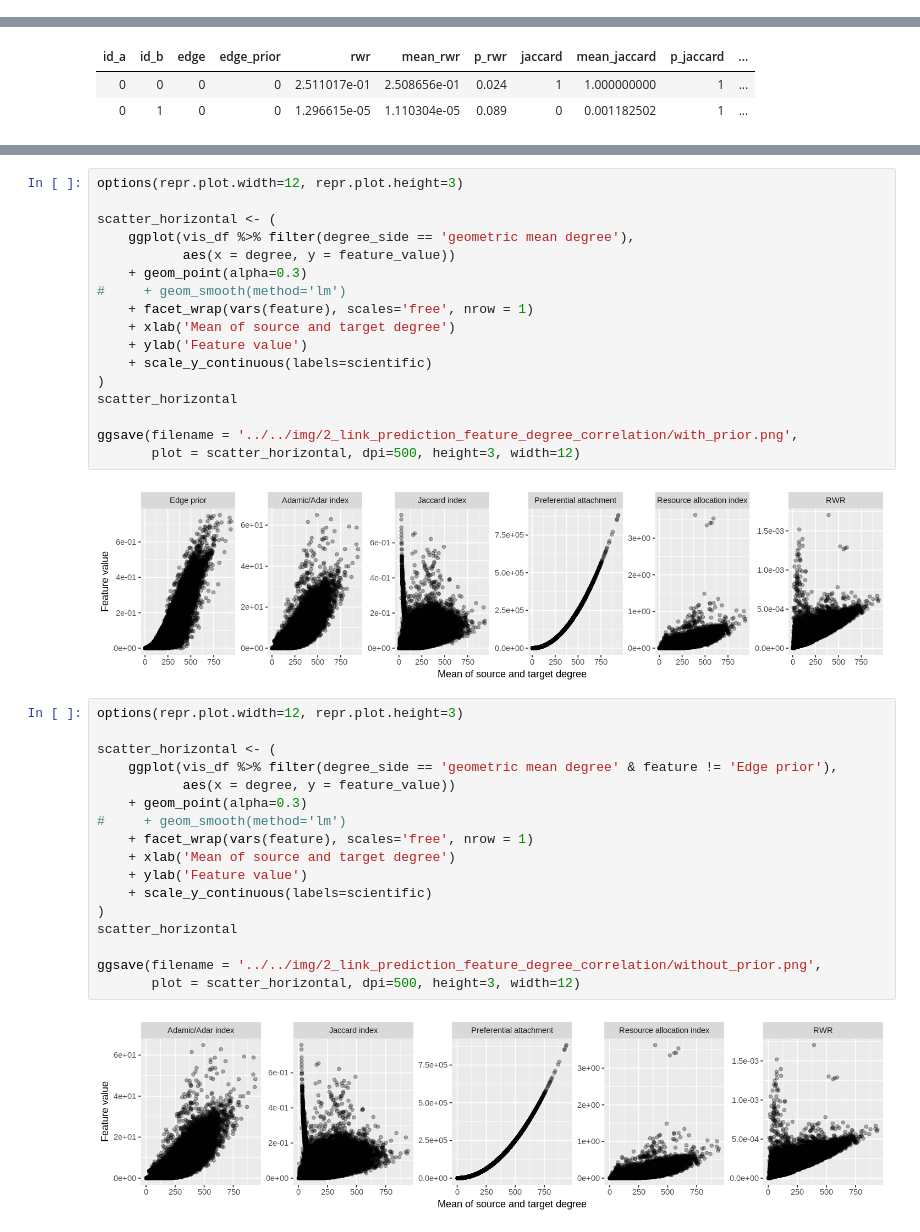
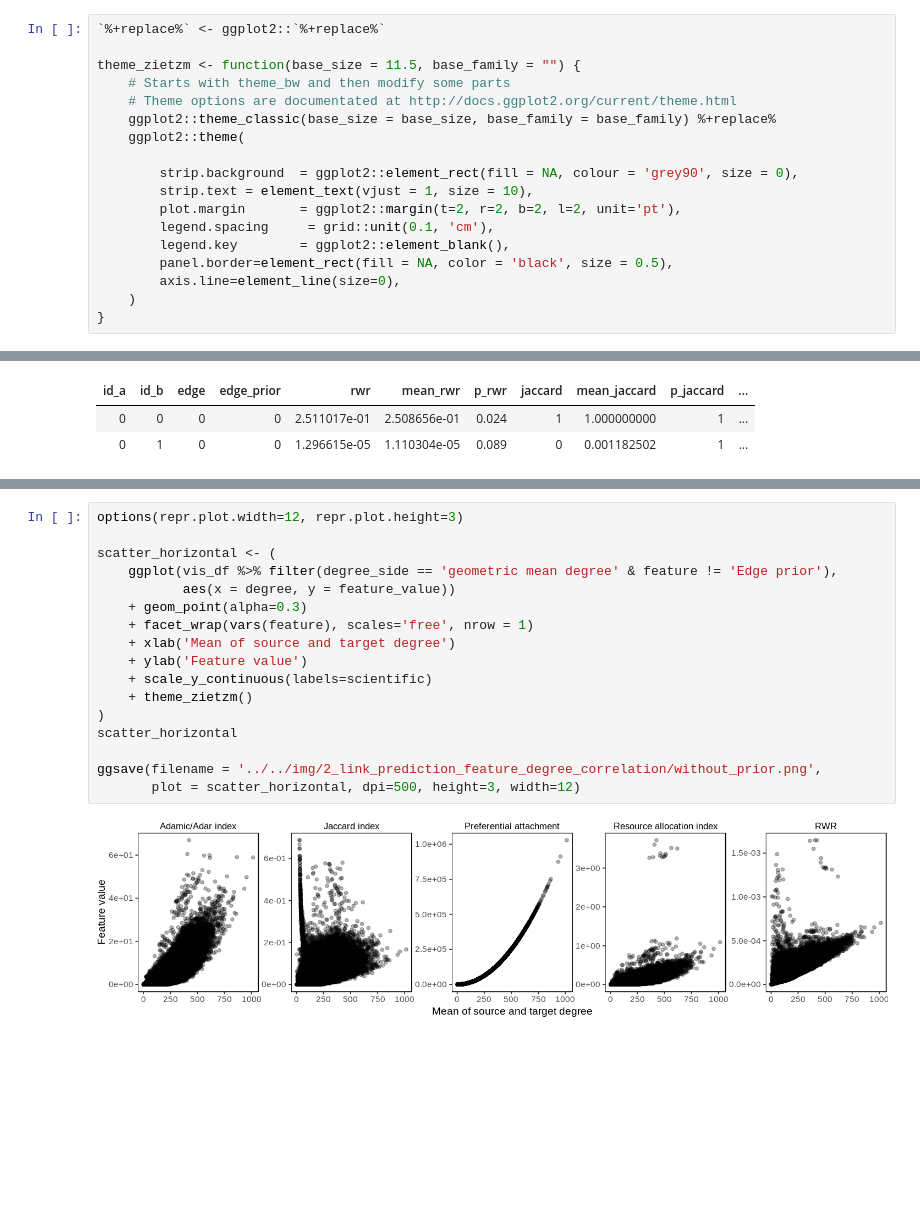
Before and after one commit to greenelab/xswap-analysis, a Jupyter notebook: nb/fig2.feature_correlation/plot-features.ipynb, the cells around one changed output, grey strips where cells are left out. Saved outputs shown, nothing was run; the diff lists cells and outputs as text; blank space fills up the shorter version.

Commit message:
Add theme_zietzm to plots

```diff
--- a/nb/fig2.feature_correlation/plot-features.ipynb
+++ b/nb/fig2.feature_correlation/plot-features.ipynb
@@ -22,6 +22,24 @@ The following object is masked from ‘package:dplyr’:
 The following object is masked from ‘package:readr’:
 
     col_factor
+# %%
+`%+replace%` <- ggplot2::`%+replace%`
+
+theme_zietzm <- function(base_size = 11.5, base_family = "") {
+    # Starts with theme_bw and then modify some parts
+    # Theme options are documentated at http://docs.ggplot2.org/current/theme.html
+    ggplot2::theme_classic(base_size = base_size, base_family = base_family) %+replace%
+    ggplot2::theme(
+
+        strip.background  = ggplot2::element_rect(fill = NA, colour = 'grey90', size = 0),
+        strip.text = element_text(vjust = 1, size = 10),
+        plot.margin       = ggplot2::margin(t=2, r=2, b=2, l=2, unit='pt'),
+        legend.spacing     = grid::unit(0.1, 'cm'),
+        legend.key        = ggplot2::element_blank(),
+        panel.border=element_rect(fill = NA, color = 'black', size = 0.5),
+        axis.line=element_line(size=0),
+    )
+}
 # %%
 full_features <- read_tsv('../../data/4.data/ppi.tsv.xz')
 features_df <- read_csv('prediction_features.csv.xz')
@@ -145,38 +163,19 @@ head(vis_df, 2)
 # %%
 options(repr.plot.width=12, repr.plot.height=3)
 
 scatter_horizontal <- (
-    ggplot(vis_df %>% filter(degree_side == 'geometric mean degree'),
+    ggplot(vis_df %>% filter(degree_side == 'geometric mean degree' & feature != 'Edge prior'),
            aes(x = degree, y = feature_value))
     + geom_point(alpha=0.3)
-#     + geom_smooth(method='lm')
     + facet_wrap(vars(feature), scales='free', nrow = 1)
     + xlab('Mean of source and target degree')
     + ylab('Feature value')
     + scale_y_continuous(labels=scientific)
+    + theme_zietzm()
 )
 scatter_horizontal
 
-ggsave(filename = '../../img/2_link_prediction_feature_degree_correlation/with_prior.png',
+ggsave(filename = '../../img/2_link_prediction_feature_degree_correlation/without_prior.png',
        plot = scatter_horizontal, dpi=500, height=3, width=12)
 # %% [output]
-[figure, old version]
+[figure, new version]
-# %%
-options(repr.plot.width=12, repr.plot.height=3)
-
-scatter_horizontal <- (
-    ggplot(vis_df %>% filter(degree_side == 'geometric mean degree' & feature != 'Edge prior'),
-           aes(x = degree, y = feature_value))
-    + geom_point(alpha=0.3)
-#     + geom_smooth(method='lm')
-    + facet_wrap(vars(feature), scales='free', nrow = 1)
-    + xlab('Mean of source and target degree')
-    + ylab('Feature value')
-    + scale_y_continuous(labels=scientific)
-)
-scatter_horizontal
-
-ggsave(filename = '../../img/2_link_prediction_feature_degree_correlation/without_prior.png',
-       plot = scatter_horizontal, dpi=500, height=3, width=12)
-# %% [output]
-[figure, removed]
```
Also changed, not shown: parts of 1 cell of this notebook, 14 other files.
